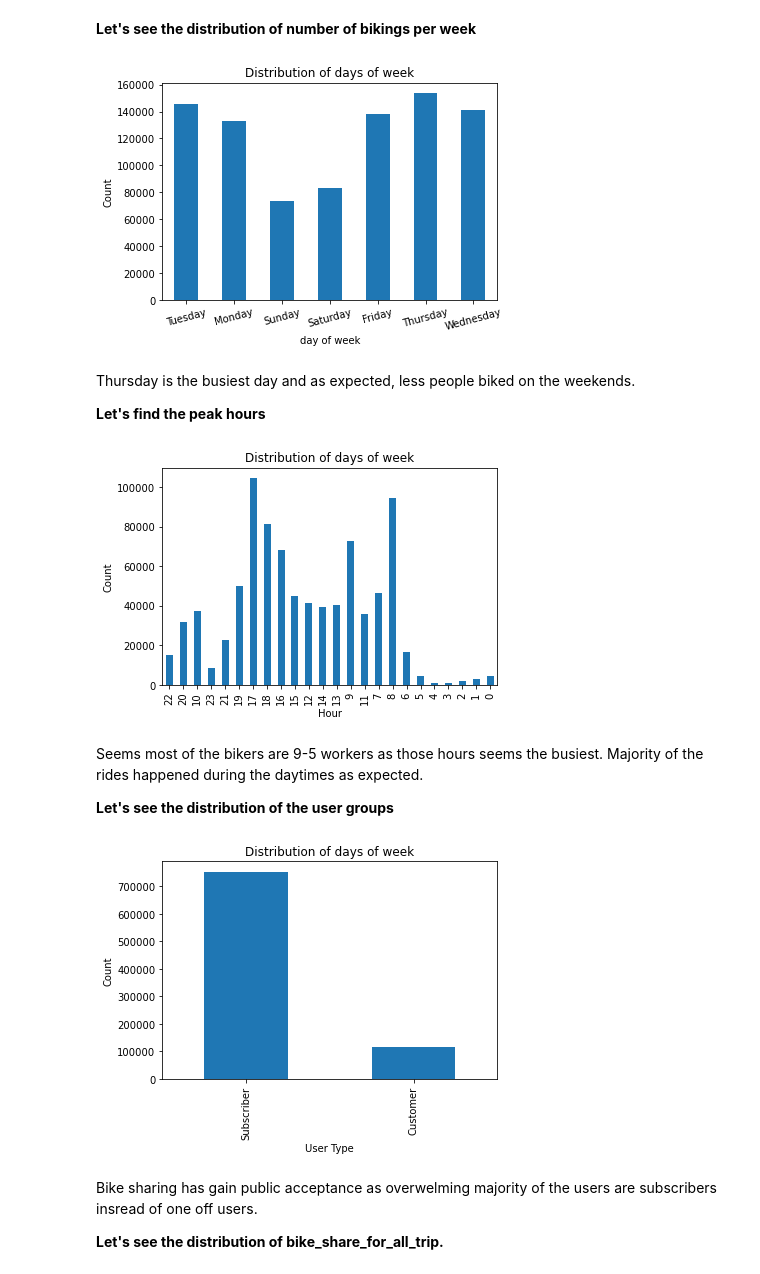
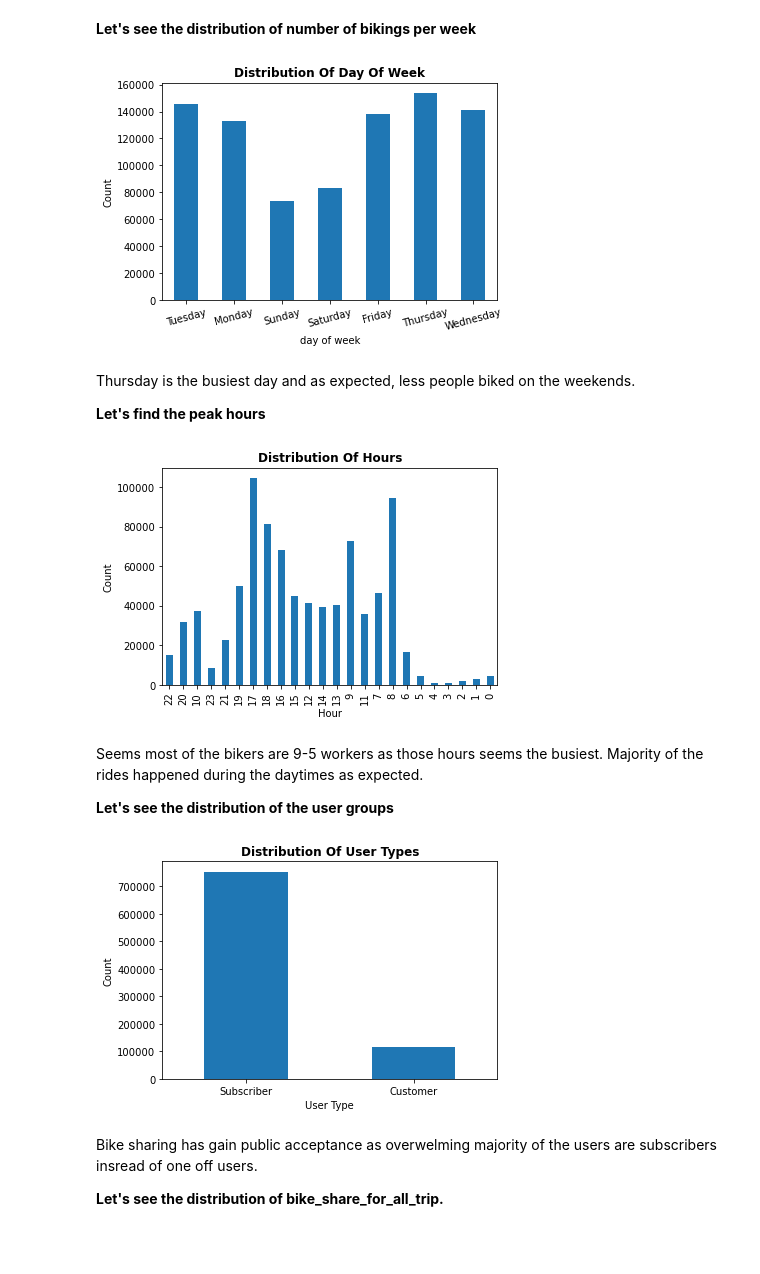
Before and after one commit to BuhariS/San-Fransisco-Bay-Area-Bike-Sharing-Investigation, a Jupyter notebook: Part_I_exploration_template.ipynb, the cells around one changed output. Saved outputs shown, nothing was run; the diff lists cells and outputs as text; code cells hidden in the pictures; blank space fills up the shorter version.

```diff
--- a/Part_I_exploration_template.ipynb
+++ b/Part_I_exploration_template.ipynb
@@ -296,0 +299,2 @@ See the caveats in the documentation: https://pandas.pydata.org/pandas-docs/stab
+# %%
+bike_data_f70["duration_hr"] = bike_data_f70.duration_sec/3600 # seconds to hour conversion
@@ -328,11 +338,11 @@ We can observe that the hiring duration is right skwed. It can be observed that
 
 For code economy, let's create a function that will plot barcharts for us.
 # %%
-def bar(column, rotation=rotation, xlabel=xlabel, title=title):
+def bar(column, rotation, xlabel, title):
     """takes pandas column, x ticks rotation, xlabel, title and returns a barchart of its values"""
     column.value_counts(sort=False).plot(kind='bar');
     plt.xticks(rotation=rotation)
-    plt.title("Distribution of days of week")
+    plt.title(title.title(), weight="bold")
     plt.xlabel(xlabel)
     plt.ylabel("Count");
 # %%
@@ -360,7 +370,7 @@ bar(bike_data_copy.day_of_week,
     xlabel="day of week",
     title="Distribution of day of week")
 # %% [output]
-[figure, old version]
+[figure, new version]
 # %% [markdown]
 Thursday is the busiest day and as expected, less people biked on the weekends.
 
@@ -372,7 +382,7 @@ bar(bike_data_copy.hour,
     xlabel="Hour",
     title="Distribution of hours")
 # %% [output]
-[figure, old version]
+[figure, new version]
 # %% [markdown]
 Seems most of the bikers are 9-5 workers as those hours seems the busiest. Majority of the rides happened during the daytimes as expected.
 
@@ -380,11 +390,11 @@ Seems most of the bikers are 9-5 workers as those hours seems the busiest. Major
 # %%
 # user group distributions
 bar(bike_data_copy.user_type,
-    rotation=90,
+    rotation=0,
     xlabel="User Type",
     title="Distribution of user types")
 # %% [output]
-[figure, old version]
+[figure, new version]
 # %% [markdown]
 Bike sharing has gain public acceptance as overwelming majority of the users are subscribers insread of one off users.
 
```
Also changed, not shown: parts of 12 cells of this notebook.
